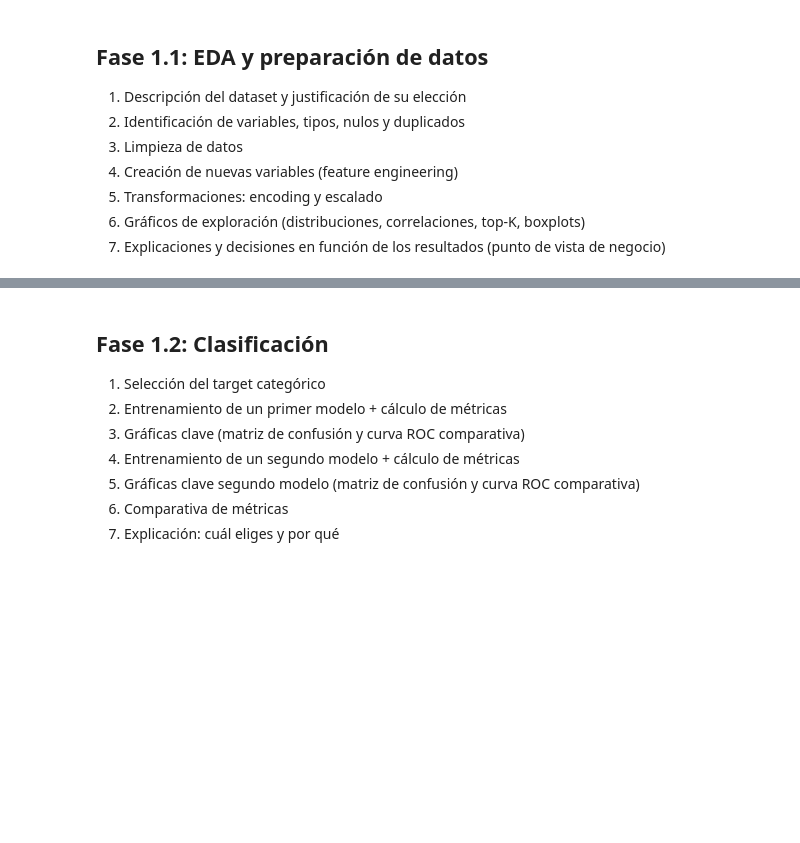
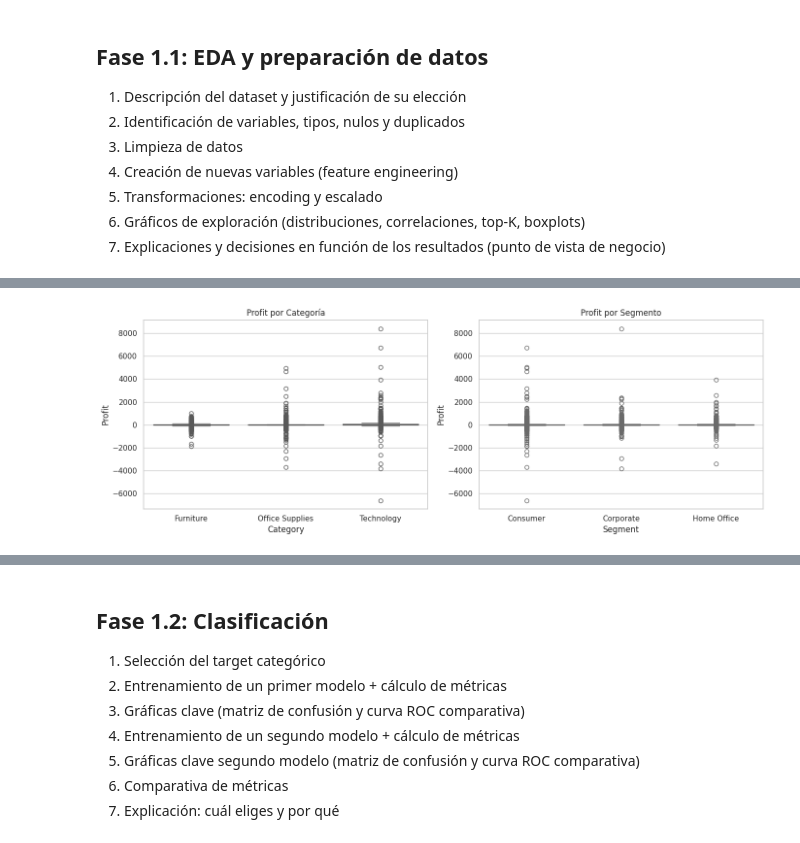
Before and after one commit to ignacastiguti/Repositorio, a Jupyter notebook: [00] - Workshops/Workshop_ML_PartTime.ipynb, the cells around one changed output, grey strips where cells are left out. Drawn from its saved outputs; the diff is of its cells as text; code cells hidden in the pictures; blank space fills up the shorter version.

```diff
--- a/[00] - Workshops/Workshop_ML_PartTime.ipynb
+++ b/[00] - Workshops/Workshop_ML_PartTime.ipynb
@@ -320,0 +200,23 @@ plt.show()
+# %%
+# Días de envío (logística)
+df['Ship_Days'] = (df['Ship Date'] - df['Order Date']).dt.days
+
+# Año y mes de pedido (tendencias temporales)
+df['Order_Year']  = df['Order Date'].dt.year
+df['Order_Month'] = df['Order Date'].dt.month
+
+# Margen bruto como % de ventas
+df['Profit_Margin'] = df['Profit'] / df['Sales'].replace(0, np.nan)
+
+# Precio unitario estimado
+df['Unit_Price'] = df['Sales'] / df['Quantity']
+
+# Variable target binaria para clasificación: ¿Es rentable el pedido?
+df['Is_Profitable'] = (df['Profit'] > 0).astype(int)
+
+# Drop fechas (ya extraída la info)
+df.drop(columns=['Order Date', 'Ship Date'], inplace=True)
+
+print('Nuevas variables creadas:')
+print(['Ship_Days', 'Order_Year', 'Order_Month', 'Profit_Margin', 'Unit_Price', 'Is_Profitable'])
+df.head(3)
@@ -320,0 +287,12 @@ plt.show()
+# %%
+# --- Boxplots: Profit por Category y Segment ---
+fig, axes = plt.subplots(1, 2, figsize=(14, 5))
+sns.boxplot(data=df, x='Category', y='Profit', ax=axes[0], palette='Set2')
+axes[0].set_title('Profit por Categoría')
+sns.boxplot(data=df, x='Segment', y='Profit', ax=axes[1], palette='Set3')
+axes[1].set_title('Profit por Segmento')
+plt.tight_layout()
+plt.savefig('boxplots.png', bbox_inches='tight')
+plt.show()
+# %% [output]
+[figure, added]
```
Also changed, not shown: parts of 106 cells of this notebook.
